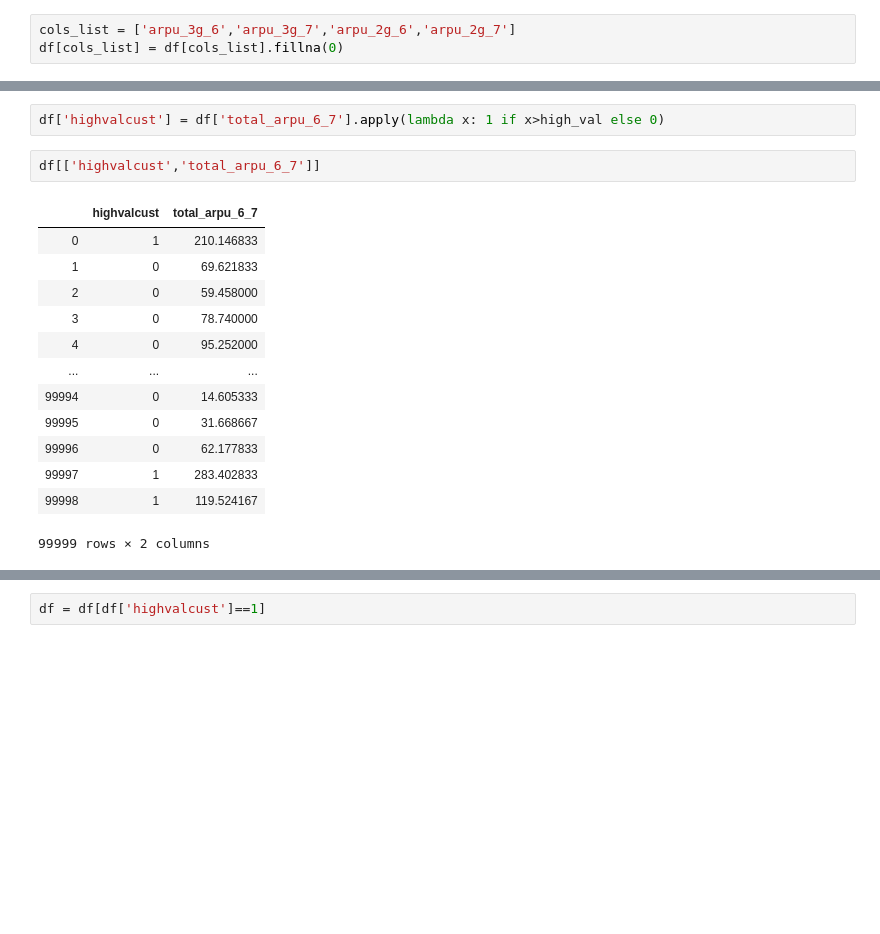
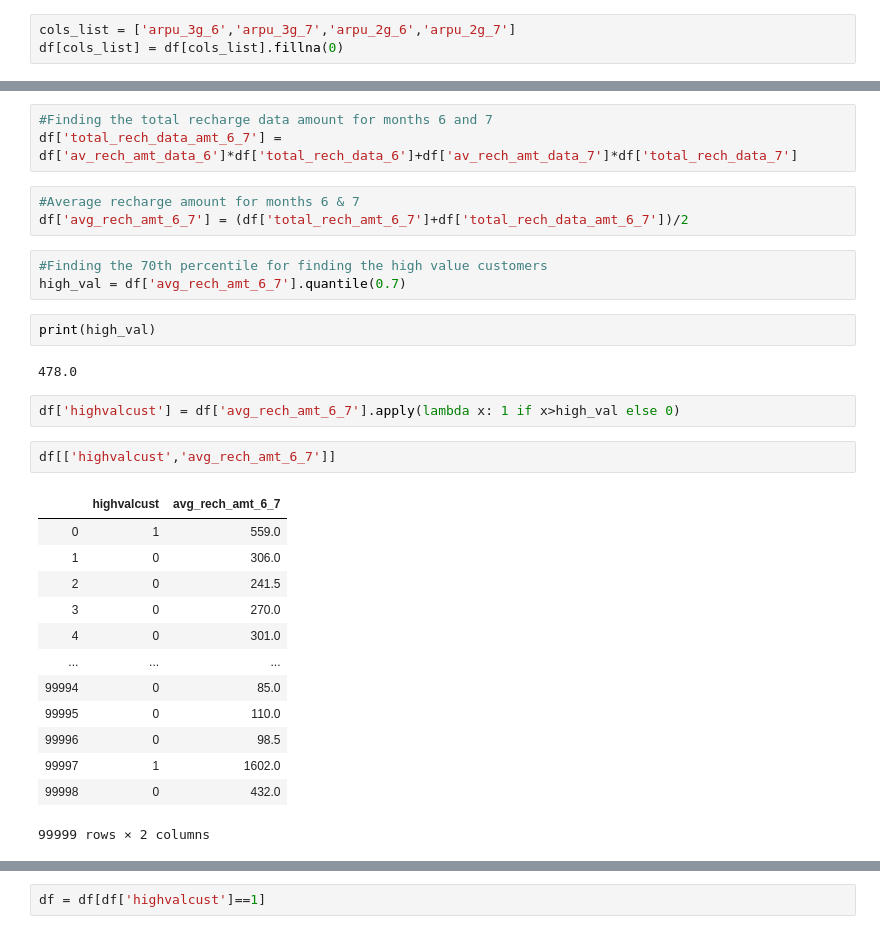
Before and after one commit to rahulgoyal223/DatascienceProjects, a Jupyter notebook: ChurnAnalysisProject/Telecom_Churn_Assignment.ipynb, the cells around one changed output, grey strips where cells are left out. Saved outputs shown, nothing was run; the diff lists cells and outputs as text; blank space fills up the shorter version.

```diff
--- a/ChurnAnalysisProject/Telecom_Churn_Assignment.ipynb
+++ b/ChurnAnalysisProject/Telecom_Churn_Assignment.ipynb
@@ -154,20 +180,33 @@ high_val = df.total_arpu_6_7.quantile(0.7)
+# %%
+#Finding the total recharge data amount for months 6 and 7
+df['total_rech_data_amt_6_7'] = df['av_rech_amt_data_6']*df['total_rech_data_6']+df['av_rech_amt_data_7']*df['total_rech_data_7']
+# %%
+#Average recharge amount for months 6 & 7
+df['avg_rech_amt_6_7'] = (df['total_rech_amt_6_7']+df['total_rech_data_amt_6_7'])/2
+# %%
+#Finding the 70th percentile for finding the high value customers
+high_val = df['avg_rech_amt_6_7'].quantile(0.7)
+# %%
+print(high_val)
+# %% [output]
+478.0
 # %%
-df['highvalcust'] = df['total_arpu_6_7'].apply(lambda x: 1 if x>high_val else 0)
+df['highvalcust'] = df['avg_rech_amt_6_7'].apply(lambda x: 1 if x>high_val else 0)
 # %%
-df[['highvalcust','total_arpu_6_7']]
+df[['highvalcust','avg_rech_amt_6_7']]
 # %% [output]
-|  | highvalcust | total_arpu_6_7 |
-| 0 | 1 | 210.146833 |
-| 1 | 0 | 69.621833 |
-| 2 | 0 | 59.458000 |
-| 3 | 0 | 78.740000 |
-| 4 | 0 | 95.252000 |
+|  | highvalcust | avg_rech_amt_6_7 |
+| 0 | 1 | 559.0 |
+| 1 | 0 | 306.0 |
+| 2 | 0 | 241.5 |
+| 3 | 0 | 270.0 |
+| 4 | 0 | 301.0 |
 | ... | ... | ... |
-| 99994 | 0 | 14.605333 |
-| 99995 | 0 | 31.668667 |
-| 99996 | 0 | 62.177833 |
-| 99997 | 1 | 283.402833 |
-| 99998 | 1 | 119.524167 |
+| 99994 | 0 | 85.0 |
+| 99995 | 0 | 110.0 |
+| 99996 | 0 | 98.5 |
+| 99997 | 1 | 1602.0 |
+| 99998 | 0 | 432.0 |
 99999 rows × 2 columns
 # %%
 df['highvalcust'].value_counts()
```
Also changed, not shown: parts of 35 cells of this notebook.
